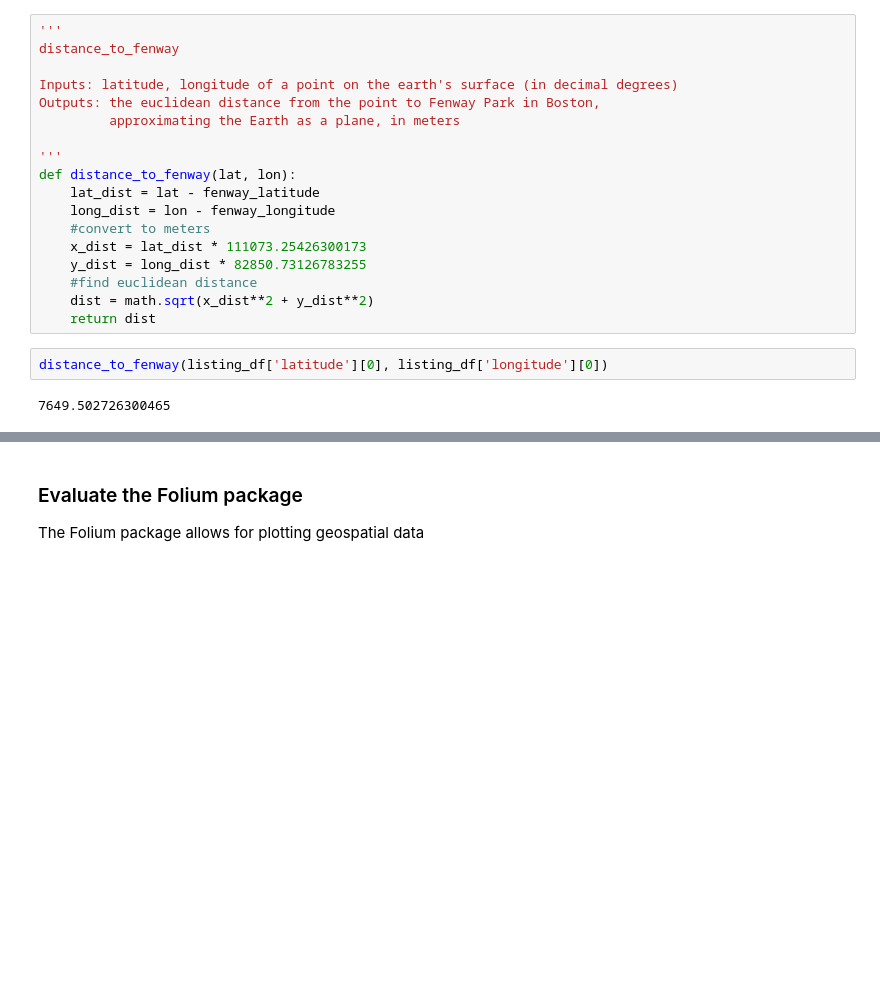
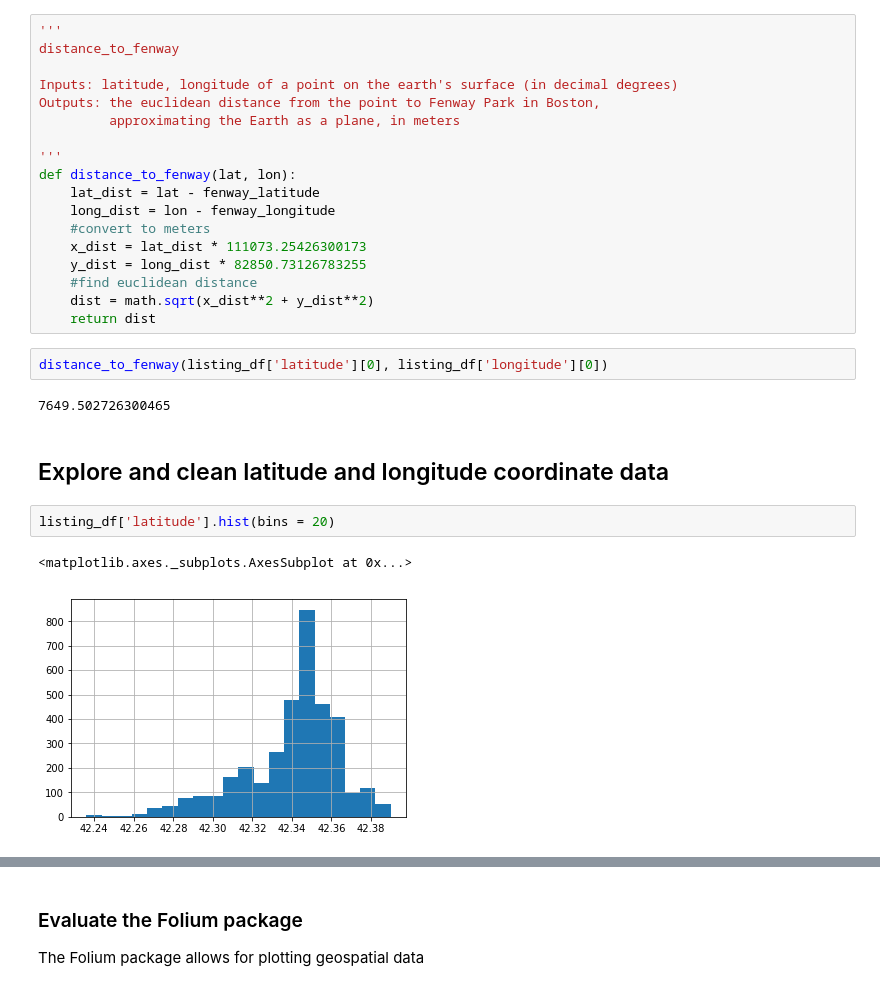
Before and after one commit to ismith1024/Udacity-Blog-Post, a Jupyter notebook: write-a-blog-post.ipynb, the cells around one changed output, grey strips where cells are left out. Drawn from its saved outputs; the diff is of its cells as text; blank space fills up the shorter version.

```diff
--- a/write-a-blog-post.ipynb
+++ b/write-a-blog-post.ipynb
@@ -124,3 +124,10 @@ def distance_to_fenway(lat, lon):
 distance_to_fenway(listing_df['latitude'][0], listing_df['longitude'][0])
 # %% [output]
 7649.502726300465
+# %% [markdown]
+## Explore and clean latitude and longitude coordinate data
+# %%
+listing_df['latitude'].hist(bins = 20)
+# %% [output]
+<matplotlib.axes._subplots.AxesSubplot at 0x...>
+[figure, added]
```
Also changed, not shown: parts of 5 cells of this notebook.
